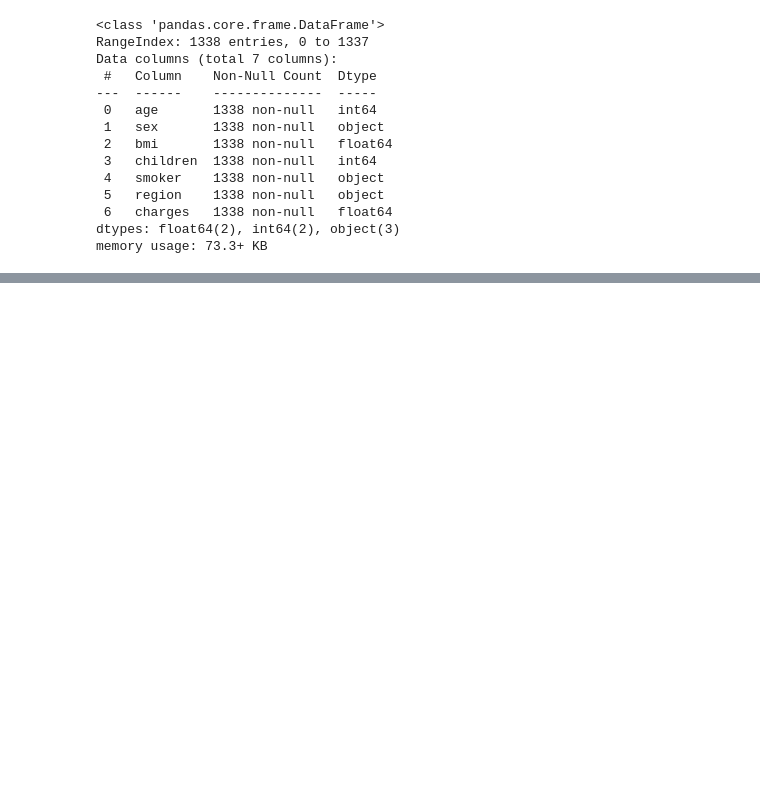
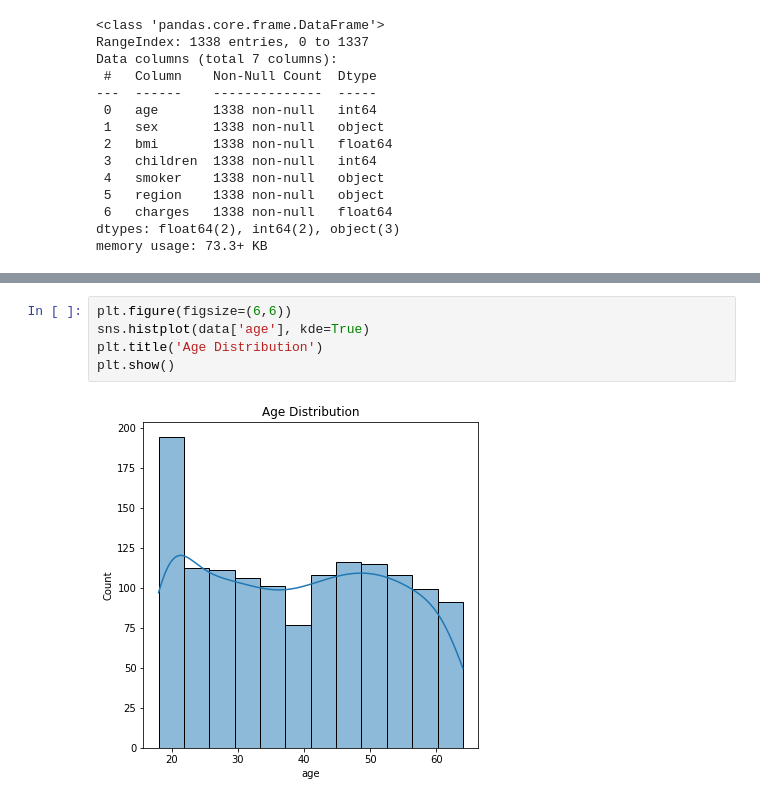
Before and after one commit to SarangaVP/ML-Mini-Projects, a Jupyter notebook: Medical-Insurance-Cost-Prediction/insurance_cost_predict.ipynb, the cells around one changed output, grey strips where cells are left out. Cells and saved outputs as stored; diff of their text form; blank space fills up the shorter version.

Commit message:
Visualize data

```diff
--- a/Medical-Insurance-Cost-Prediction/insurance_cost_predict.ipynb
+++ b/Medical-Insurance-Cost-Prediction/insurance_cost_predict.ipynb
@@ -44,0 +63,7 @@ memory usage: 73.3+ KB
+# %%
+plt.figure(figsize=(6,6))
+sns.histplot(data['age'], kde=True)
+plt.title('Age Distribution')
+plt.show()
+# %% [output]
+[figure, added]
```
Also changed, not shown: parts of 9 cells of this notebook.
